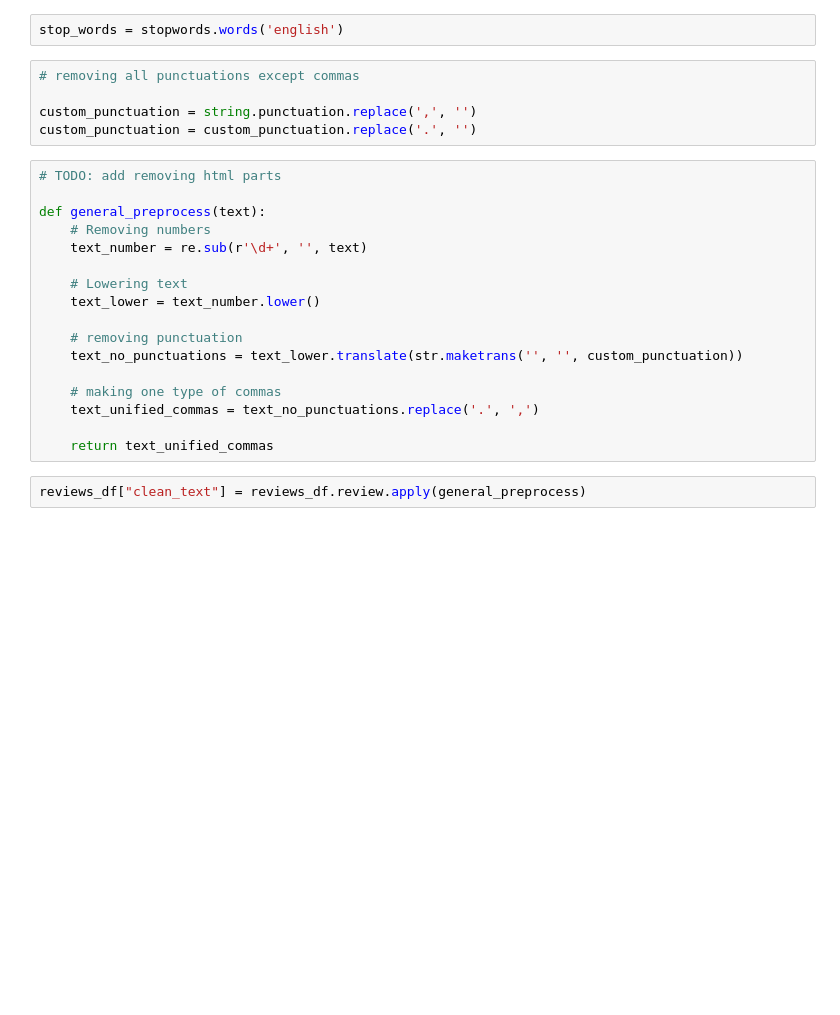
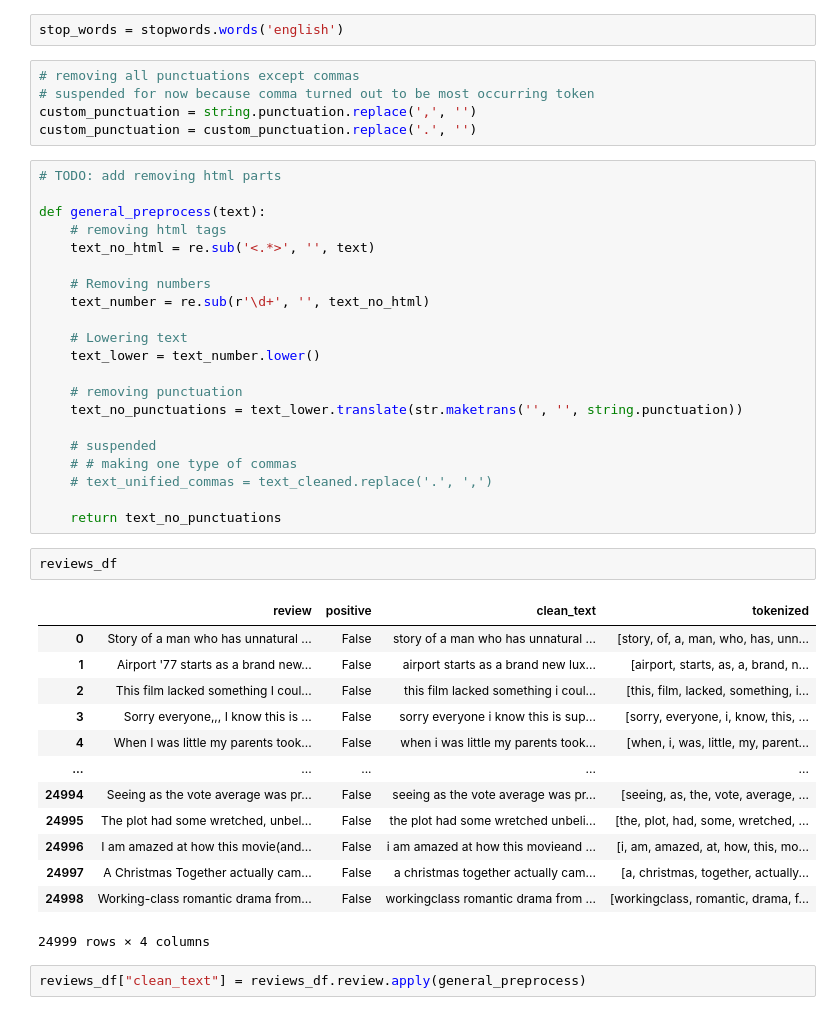
Before and after one commit to janfiszer/next-word-predictor, a Jupyter notebook: preprocessing.ipynb, the cells around one changed output. Drawn from its saved outputs; the diff is of its cells as text; blank space fills up the shorter version.

```diff
--- a/preprocessing.ipynb
+++ b/preprocessing.ipynb
@@ -62,26 +67,46 @@ nltk.download('stopwords')
 stop_words = stopwords.words('english')
 # %%
 # removing all punctuations except commas
-
+# suspended for now because comma turned out to be most occurring token
 custom_punctuation = string.punctuation.replace(',', '')
 custom_punctuation = custom_punctuation.replace('.', '')
 # %%
 # TODO: add removing html parts
 
 def general_preprocess(text):
+    # removing html tags
+    text_no_html = re.sub('<.*>', '', text)
+
     # Removing numbers
-    text_number = re.sub(r'\d+', '', text)
+    text_number = re.sub(r'\d+', '', text_no_html)
 
     # Lowering text
     text_lower = text_number.lower()
 
     # removing punctuation
-    text_no_punctuations = text_lower.translate(str.maketrans('', '', custom_punctuation))
+    text_no_punctuations = text_lower.translate(str.maketrans('', '', string.punctuation))
 
-    # making one type of commas
-    text_unified_commas = text_no_punctuations.replace('.', ',')
+    # suspended
+    # # making one type of commas
+    # text_unified_commas = text_cleaned.replace('.', ',')
 
-    return text_unified_commas
+    return text_no_punctuations
+# %%
+reviews_df
+# %% [output]
+|  | review | positive | clean_text | tokenized |
+| 0 | Story of a man who has unnatural ... | False | story of a man who has unnatural ... | [story, of, a, man, who, has, unn... |
+| 1 | Airport '77 starts as a brand new... | False | airport starts as a brand new lux... | [airport, starts, as, a, brand, n... |
+| 2 | This film lacked something I coul... | False | this film lacked something i coul... | [this, film, lacked, something, i... |
+| 3 | Sorry everyone,,, I know this is ... | False | sorry everyone i know this is sup... | [sorry, everyone, i, know, this, ... |
+| 4 | When I was little my parents took... | False | when i was little my parents took... | [when, i, was, little, my, parent... |
+| ... | ... | ... | ... | ... |
+| 24994 | Seeing as the vote average was pr... | False | seeing as the vote average was pr... | [seeing, as, the, vote, average, ... |
+| 24995 | The plot had some wretched, unbel... | False | the plot had some wretched unbeli... | [the, plot, had, some, wretched, ... |
+| 24996 | I am amazed at how this movie(and... | False | i am amazed at how this movieand ... | [i, am, amazed, at, how, this, mo... |
+| 24997 | A Christmas Together actually cam... | False | a christmas together actually cam... | [a, christmas, together, actually... |
+| 24998 | Working-class romantic drama from... | False | workingclass romantic drama from ... | [workingclass, romantic, drama, f... |
+24999 rows × 4 columns
 # %%
 reviews_df["clean_text"] = reviews_df.review.apply(general_preprocess)
 # %%
```
Also changed, not shown: parts of 4 cells of this notebook.
